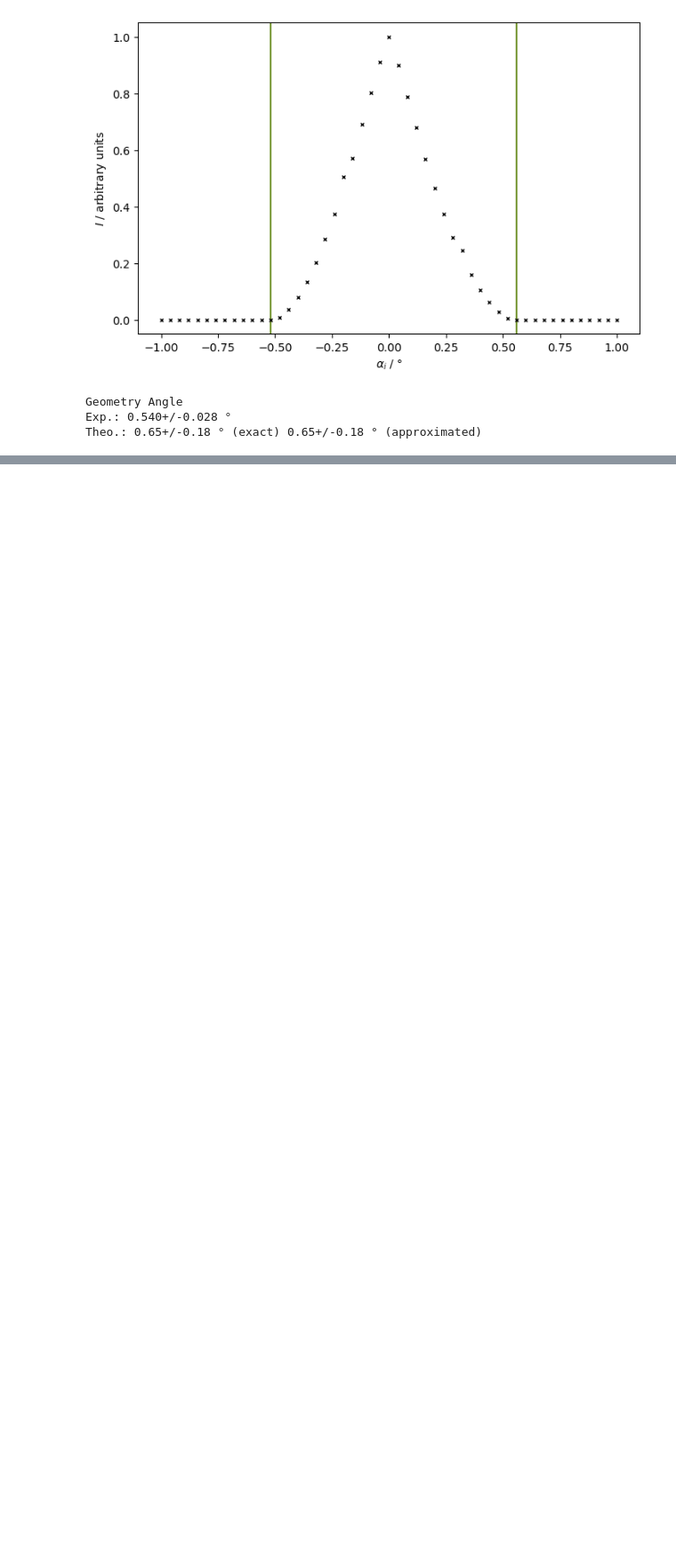
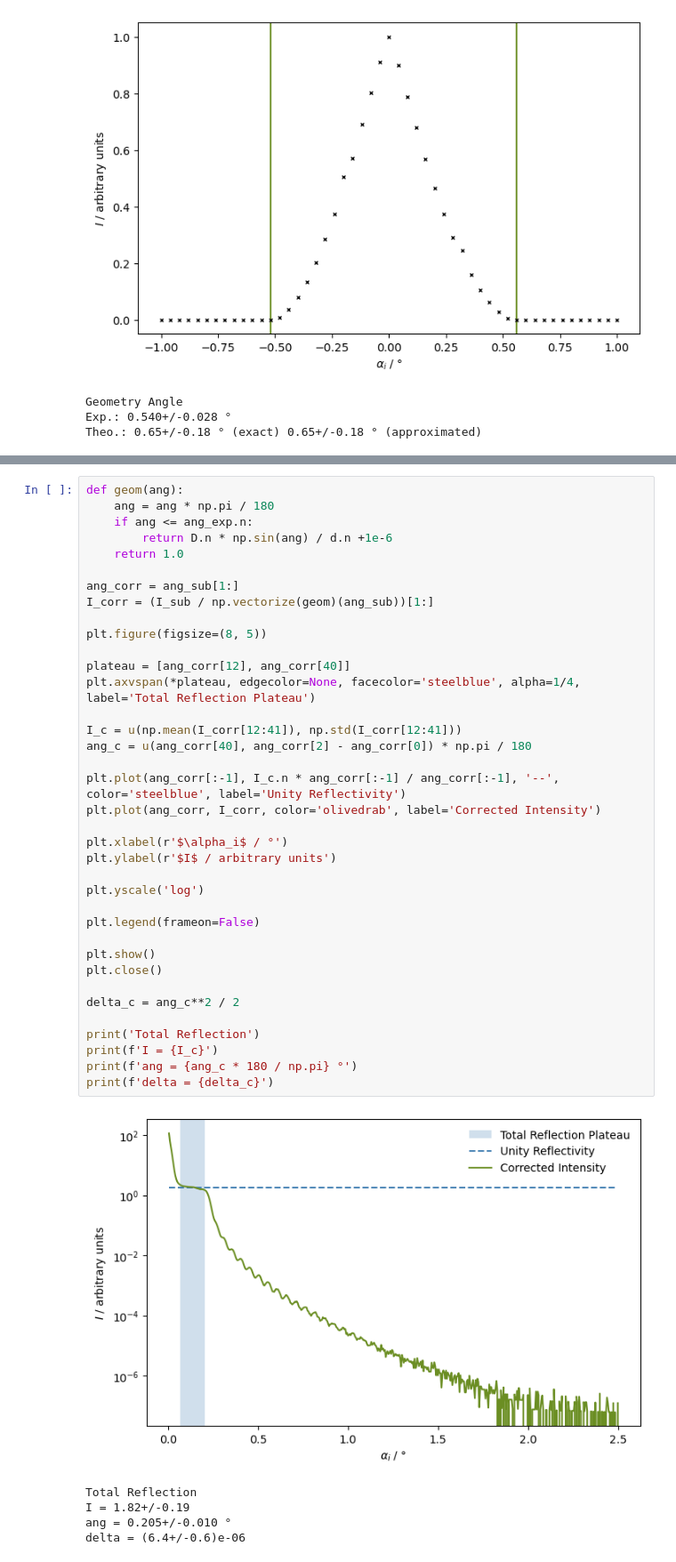
Before and after one commit to frtza/advancedlaboratory, a Jupyter notebook: V44/note.ipynb, the cells around one changed output, grey strips where cells are left out. Shown at 89% size. Saved outputs shown, nothing was run; the diff lists cells and outputs as text; blank space fills up the shorter version.

```diff
--- a/V44/note.ipynb
+++ b/V44/note.ipynb
@@ -145,0 +178,43 @@ Theo.: 0.65+/-0.18 ° (exact) 0.65+/-0.18 ° (approximated)
+# %%
+def geom(ang):
+    ang = ang * np.pi / 180
+    if ang <= ang_exp.n:
+        return D.n * np.sin(ang) / d.n +1e-6
+    return 1.0
+
+ang_corr = ang_sub[1:]
+I_corr = (I_sub / np.vectorize(geom)(ang_sub))[1:]
+
+plt.figure(figsize=(8, 5))
+
+plateau = [ang_corr[12], ang_corr[40]]
+plt.axvspan(*plateau, edgecolor=None, facecolor='steelblue', alpha=1/4, label='Total Reflection Plateau')
+
+I_c = u(np.mean(I_corr[12:41]), np.std(I_corr[12:41]))
+ang_c = u(ang_corr[40], ang_corr[2] - ang_corr[0]) * np.pi / 180
+
+plt.plot(ang_corr[:-1], I_c.n * ang_corr[:-1] / ang_corr[:-1], '--', color='steelblue', label='Unity Reflectivity')
+plt.plot(ang_corr, I_corr, color='olivedrab', label='Corrected Intensity')
+
+plt.xlabel(r'$\alpha_i$ / °')
+plt.ylabel(r'$I$ / arbitrary units')
+
+plt.yscale('log')
+
+plt.legend(frameon=False)
+
+plt.show()
+plt.close()
+
+delta_c = ang_c**2 / 2
+
+print('Total Reflection')
+print(f'I = {I_c}')
+print(f'ang = {ang_c * 180 / np.pi} °')
+print(f'delta = {delta_c}')
+# %% [output]
+[figure, added]
+Total Reflection
+I = 1.82+/-0.19
+ang = 0.205+/-0.010 °
+delta = (6.4+/-0.6)e-06
```
Also changed, not shown: parts of 6 cells of this notebook.
